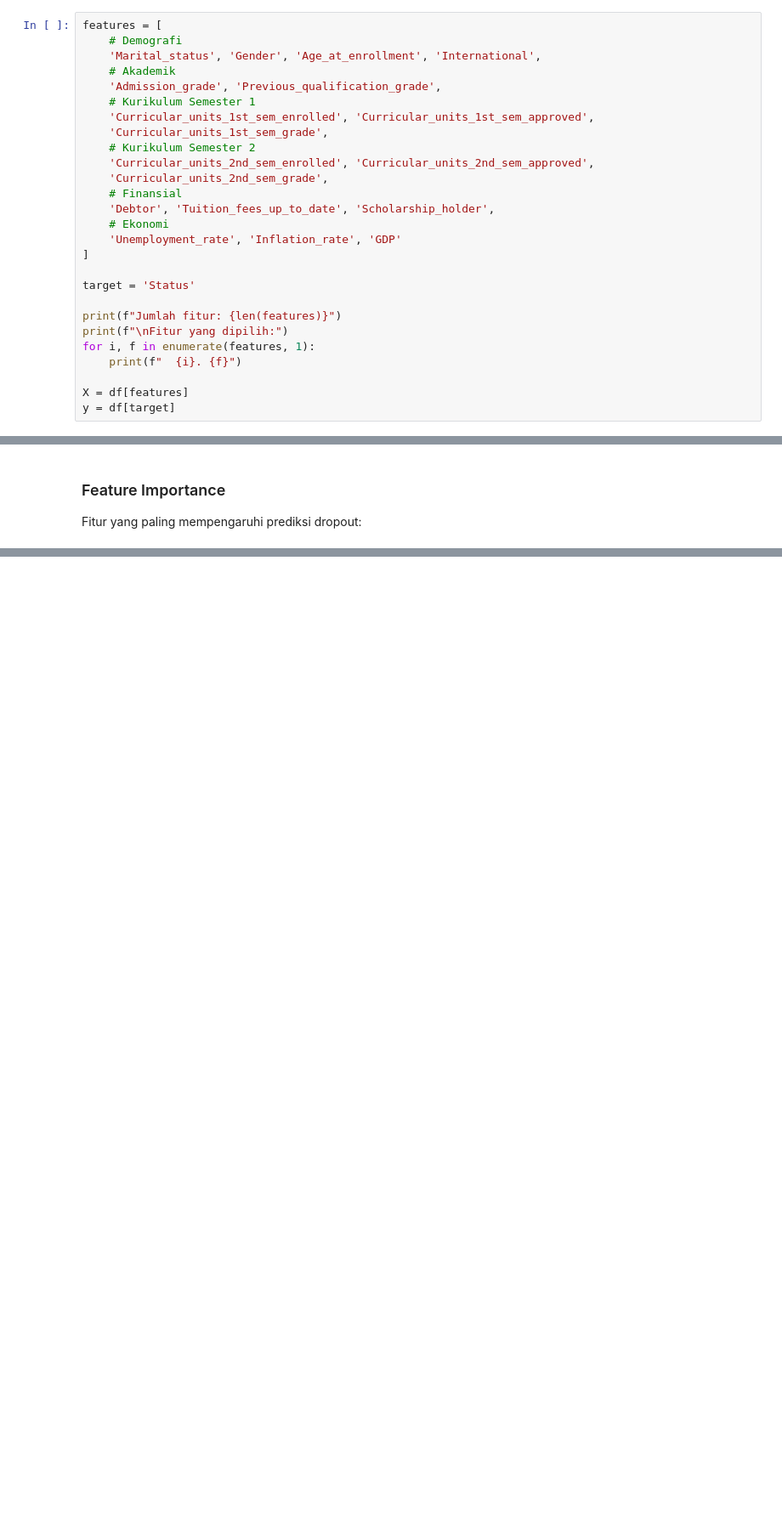
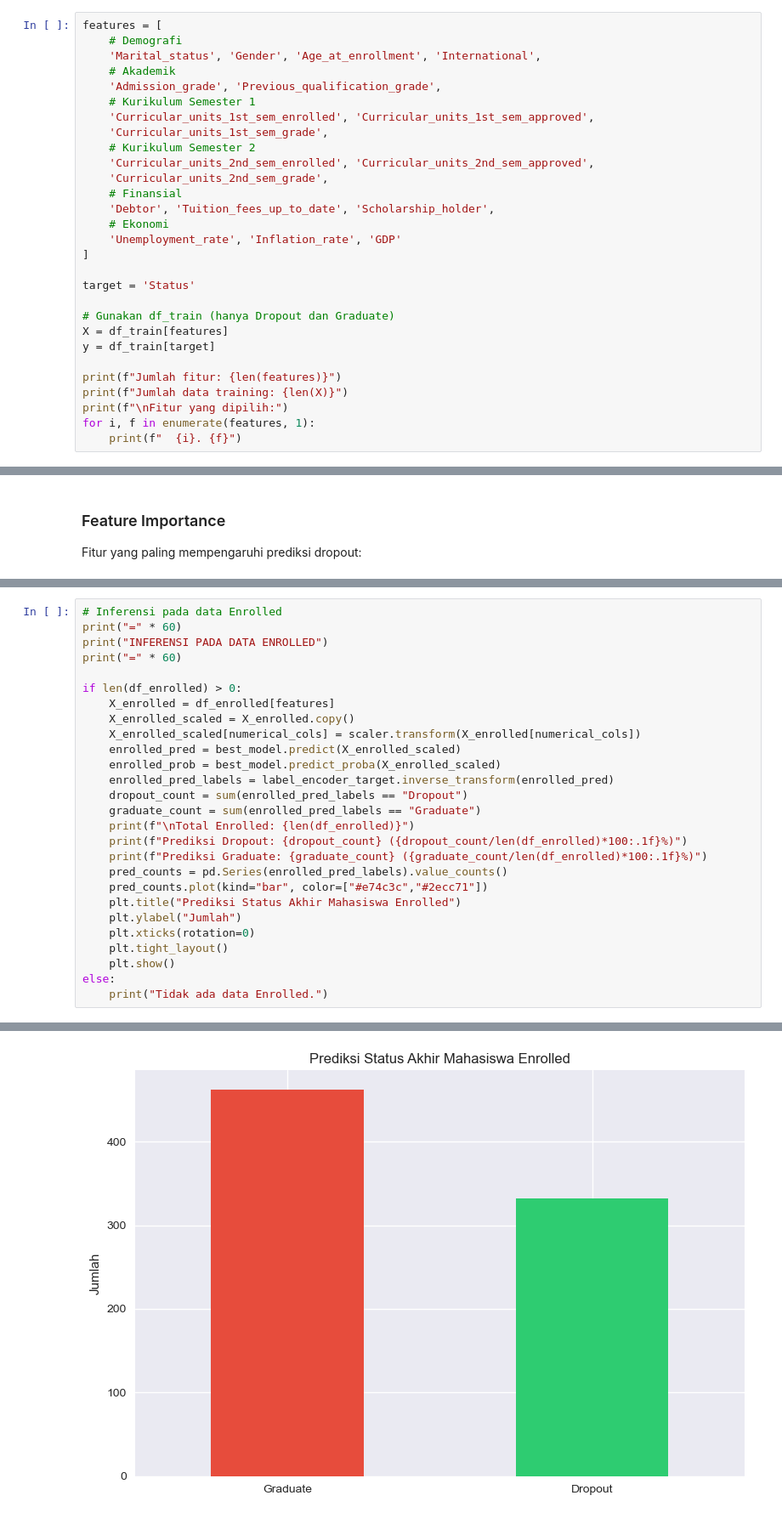
Before and after one commit to pesanweb/resiko-droput, a Jupyter notebook: notebook.ipynb, the cells around one changed output, grey strips where cells are left out. Shown at 85% size. Saved outputs shown, nothing was run; the diff lists cells and outputs as text; blank space fills up the shorter version.

```diff
--- a/notebook.ipynb
+++ b/notebook.ipynb
@@ -266,10 +416,12 @@ features = [
 
 target = 'Status'
 
+# Gunakan df_train (hanya Dropout dan Graduate)
+X = df_train[features]
+y = df_train[target]
+
 print(f"Jumlah fitur: {len(features)}")
+print(f"Jumlah data training: {len(X)}")
 print(f"\nFitur yang dipilih:")
 for i, f in enumerate(features, 1):
     print(f"  {i}. {f}")
-
-X = df[features]
-y = df[target]
@@ -521,0 +797,28 @@ streamlit run app.py
+# %%
+# Inferensi pada data Enrolled
+print("=" * 60)
+print("INFERENSI PADA DATA ENROLLED")
+print("=" * 60)
+
+if len(df_enrolled) > 0:
+    X_enrolled = df_enrolled[features]
+    X_enrolled_scaled = X_enrolled.copy()
+    X_enrolled_scaled[numerical_cols] = scaler.transform(X_enrolled[numerical_cols])
+    enrolled_pred = best_model.predict(X_enrolled_scaled)
+    enrolled_prob = best_model.predict_proba(X_enrolled_scaled)
+    enrolled_pred_labels = label_encoder_target.inverse_transform(enrolled_pred)
+    dropout_count = sum(enrolled_pred_labels == "Dropout")
+    graduate_count = sum(enrolled_pred_labels == "Graduate")
+    print(f"\nTotal Enrolled: {len(df_enrolled)}")
+    print(f"Prediksi Dropout: {dropout_count} ({dropout_count/len(df_enrolled)*100:.1f}%)")
+    print(f"Prediksi Graduate: {graduate_count} ({graduate_count/len(df_enrolled)*100:.1f}%)")
+    pred_counts = pd.Series(enrolled_pred_labels).value_counts()
+    pred_counts.plot(kind="bar", color=["#e74c3c","#2ecc71"])
+    plt.title("Prediksi Status Akhir Mahasiswa Enrolled")
+    plt.ylabel("Jumlah")
+    plt.xticks(rotation=0)
+    plt.tight_layout()
+    plt.show()
+else:
+    print("Tidak ada data Enrolled.")
+# %% [output]
@@ -522,3 +832,4 @@ streamlit run app.py
+[figure, added]
 # %% [markdown]
 ---
 ## Kesimpulan
```
Also changed, not shown: parts of 36 cells of this notebook, 6 other files.
